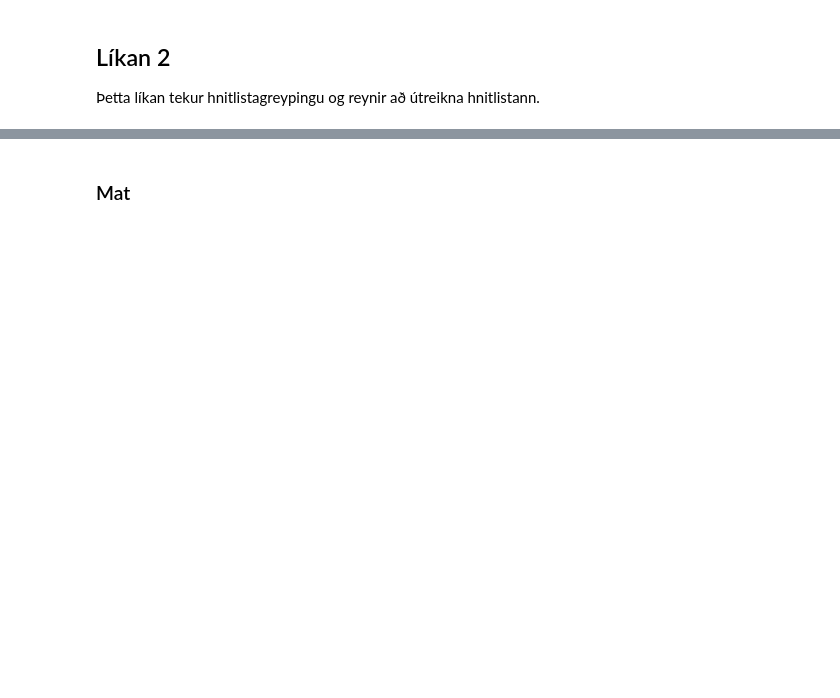
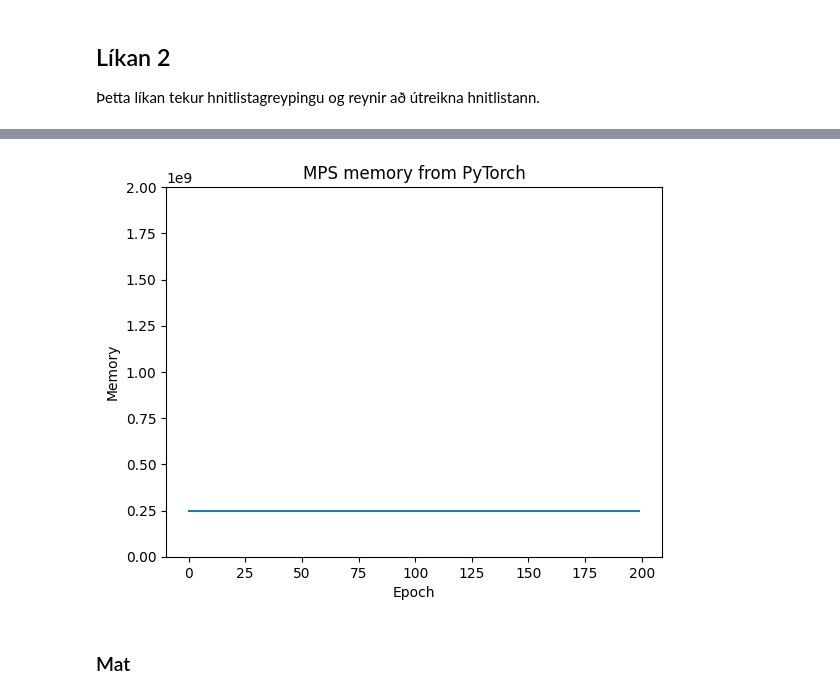
Before and after one commit to nholmesking/envalys-nathan, a Jupyter notebook: Nathan HK vegir.ipynb, the cells around one changed output, grey strips where cells are left out. Cells and saved outputs as stored; diff of their text form; code cells hidden in the pictures; blank space fills up the shorter version.

```diff
--- a/Nathan HK vegir.ipynb
+++ b/Nathan HK vegir.ipynb
@@ -666,3 +716,12 @@ RuntimeError: MPS backend out of memory (MPS allocated: 9.13 GB, other allocatio
+# %%
+plt.plot(minni_m)
+plt.title('MPS memory from PyTorch')
+plt.xlabel('Epoch')
+plt.ylabel('Memory')
+plt.ylim(bottom=0, top=2e9)
+plt.show()
+# %% [output]
+[figure, added]
 # %% [markdown]
 ### Mat
 # %%
```
Also changed, not shown: parts of 19 cells of this notebook.
